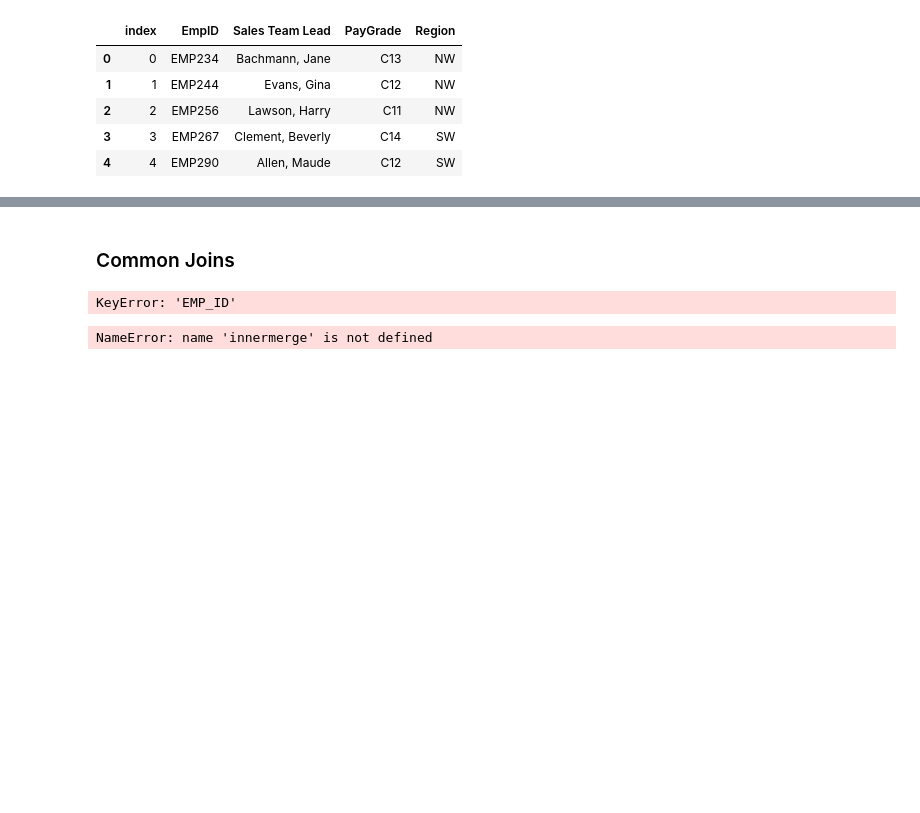
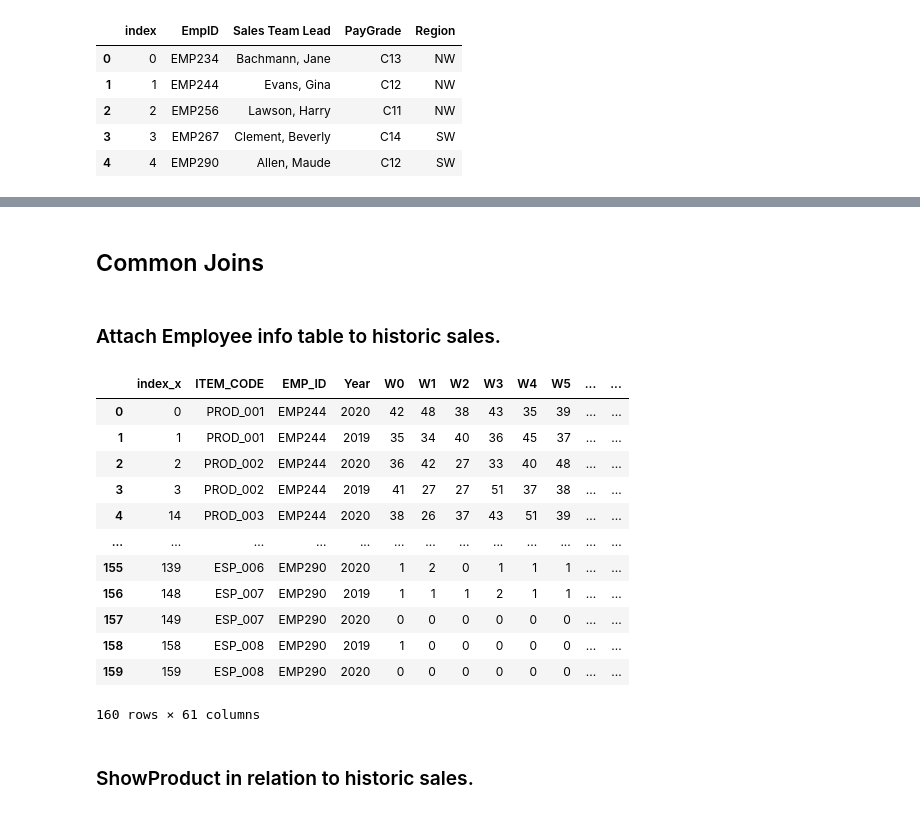
Before and after one commit to Korenak/tek-korenak-cap1, a Jupyter notebook: korenak_andrew_cap1/DatabaseChecker.ipynb, the cells around one changed output, grey strips where cells are left out. Saved outputs shown, nothing was run; the diff lists cells and outputs as text; code cells hidden in the pictures; blank space fills up the shorter version.

```diff
--- a/korenak_andrew_cap1/DatabaseChecker.ipynb
+++ b/korenak_andrew_cap1/DatabaseChecker.ipynb
@@ -156,10 +285,25 @@ dtype: object
 # %% [markdown]
-### Common Joins
+## Common Joins
-# %%
-innermerge = pd.merge(historic_sales,employees, how='inner', on=['EMP_ID', 'EmpID'])
-# %% [output]
-KeyError: 'EMP_ID'
+# %% [markdown]
+### Attach Employee info table to historic sales.
+# %%
+
+ShowEmployee = historic_sales.merge(employees, how='inner', left_on=["EMP_ID"], right_on=["EmpID"])
 # %%
-innermerge
+ShowEmployee
 # %% [output]
+|  | index_x | ITEM_CODE | EMP_ID | Year | W0 | W1 | W2 | W3 | W4 | W5 | ... | ... |
+| 0 | 0 | PROD_001 | EMP244 | 2020 | 42 | 48 | 38 | 43 | 35 | 39 | ... | ... |
+| 1 | 1 | PROD_001 | EMP244 | 2019 | 35 | 34 | 40 | 36 | 45 | 37 | ... | ... |
+| 2 | 2 | PROD_002 | EMP244 | 2020 | 36 | 42 | 27 | 33 | 40 | 48 | ... | ... |
+| 3 | 3 | PROD_002 | EMP244 | 2019 | 41 | 27 | 27 | 51 | 37 | 38 | ... | ... |
+| 4 | 14 | PROD_003 | EMP244 | 2020 | 38 | 26 | 37 | 43 | 51 | 39 | ... | ... |
+| ... | ... | ... | ... | ... | ... | ... | ... | ... | ... | ... | ... | ... |
+| 155 | 139 | ESP_006 | EMP290 | 2020 | 1 | 2 | 0 | 1 | 1 | 1 | ... | ... |
+| 156 | 148 | ESP_007 | EMP290 | 2019 | 1 | 1 | 1 | 2 | 1 | 1 | ... | ... |
+| 157 | 149 | ESP_007 | EMP290 | 2020 | 0 | 0 | 0 | 0 | 0 | 0 | ... | ... |
+| 158 | 158 | ESP_008 | EMP290 | 2019 | 1 | 0 | 0 | 0 | 0 | 0 | ... | ... |
+| 159 | 159 | ESP_008 | EMP290 | 2020 | 0 | 0 | 0 | 0 | 0 | 0 | ... | ... |
-NameError: name 'innermerge' is not defined
+160 rows × 61 columns
+# %% [markdown]
+### ShowProduct in relation to historic sales.
```
Also changed, not shown: parts of 30 cells of this notebook, 5 other files.
